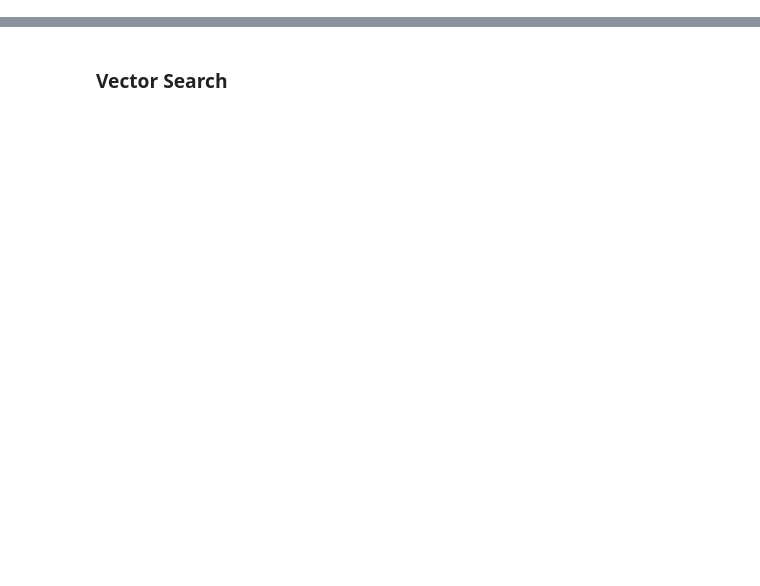
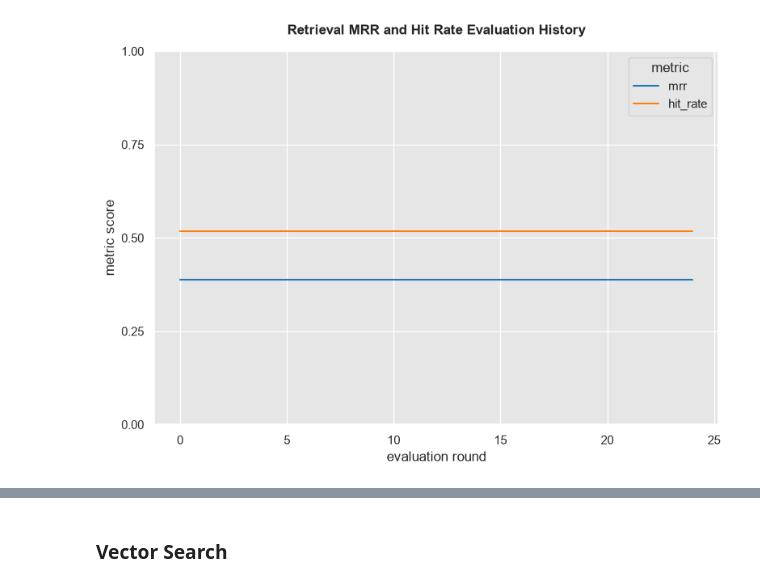
Before and after one commit to bastien-winant/wikifin-rag, a Jupyter notebook: src/wikifin_rag/evaluation.ipynb, the cells around one changed output, grey strips where cells are left out. Drawn from its saved outputs; the diff is of its cells as text; code cells hidden in the pictures; blank space fills up the shorter version.

Commit message:
comparative graph

```diff
--- a/src/wikifin_rag/evaluation.ipynb
+++ b/src/wikifin_rag/evaluation.ipynb
@@ -159,8 +182,6 @@ if refresh_search_optimization or not os.path.exists(ts_trials_file_path):
         'params': trial['result']['params'],
     } for trial in trials.trials]
 
-    trials_data_df = pd.DataFrame(trials_data)
-
     with open(ts_trials_file_path, "wb") as file:
         pickle.dump(trials_data, file)
 # %%
@@ -169,3 +193,32 @@ with open(ts_trials_file_path, "rb") as file:
+# %%
+ts_trials_data_df = pd.DataFrame(ts_trials_data)
+# %%
+ts_trials_data_df_long = ts_trials_data_df.melt(
+    id_vars=ts_trials_data_df.drop(["mrr", "hit_rate"], axis=1).columns,
+    value_vars=["mrr", "hit_rate"],
+    var_name="metric"
+)
+# %%
+sns.set_style("darkgrid", {"axes.facecolor": ".9"})
+sns.set_context("notebook")
+# %%
+plt.figure(figsize=(9, 6))
+plt.title("Retrieval MRR and Hit Rate Evaluation History", fontweight="bold", pad=15)
+plt.xlabel("evaluation round")
+plt.ylabel("metric score")
+
+g = sns.lineplot(
+    data=ts_trials_data_df_long,
+    x="id",
+    y="value",
+    hue="metric"
+)
+
+g.set(ylim=(0, 1), yticks=[0, 0.25, 0.5, 0.75, 1])
+
+plt.show()
+# %% [output]
+[figure, added]
 # %%
 ts_best_metrics = max(ts_trials_data, key=lambda d: d['mrr'])
 # %%
```
Also changed, not shown: parts of 38 cells of this notebook, 3 other files.
